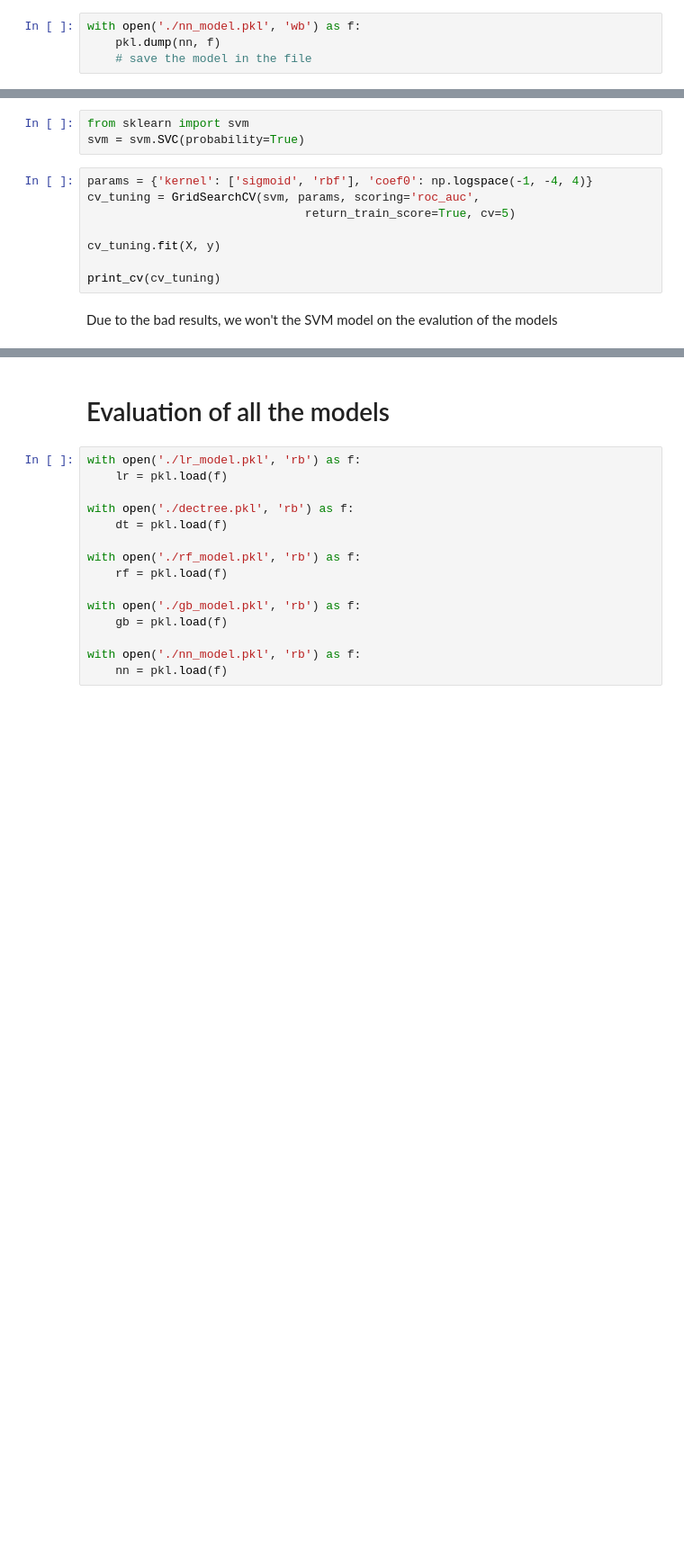
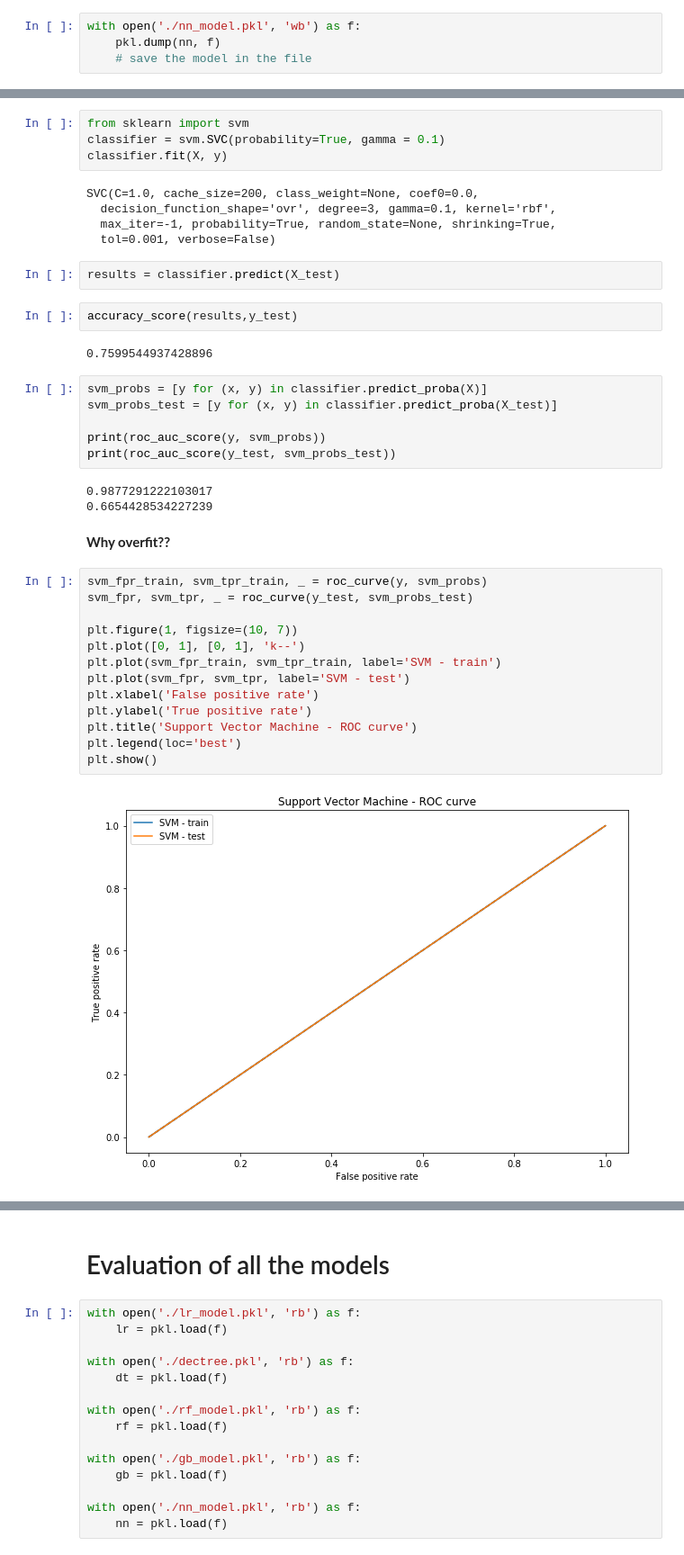
Before and after one commit to gigiatzeni/Tlc_Assignment_UCSC, a Jupyter notebook: Telco.ipynb, the cells around one changed output, grey strips where cells are left out. Shown: that part at 90% size. Cells and saved outputs as stored; diff of their text form; blank space fills up the shorter version.

```diff
--- a/Telco.ipynb
+++ b/Telco.ipynb
@@ -1486,13 +1316,41 @@ score = model.evaluate(x_test, y_test, batch_size=128)
 # %%
 from sklearn import svm
-svm = svm.SVC(probability=True)
+classifier = svm.SVC(probability=True, gamma = 0.1)
+classifier.fit(X, y)
+# %% [output]
+SVC(C=1.0, cache_size=200, class_weight=None, coef0=0.0,
+  decision_function_shape='ovr', degree=3, gamma=0.1, kernel='rbf',
+  max_iter=-1, probability=True, random_state=None, shrinking=True,
+  tol=0.001, verbose=False)
-# %%
-params = {'kernel': ['sigmoid', 'rbf'], 'coef0': np.logspace(-1, -4, 4)}
-cv_tuning = GridSearchCV(svm, params, scoring='roc_auc',
-                               return_train_score=True, cv=5)
-
-cv_tuning.fit(X, y)
-
-print_cv(cv_tuning)
-# %% [markdown]
-Due to the bad results, we won't the SVM model on the evalution of the models
+# %%
+results = classifier.predict(X_test)
+# %%
+accuracy_score(results,y_test)
+# %% [output]
+0.7599544937428896
+# %%
+svm_probs = [y for (x, y) in classifier.predict_proba(X)]
+svm_probs_test = [y for (x, y) in classifier.predict_proba(X_test)]
+
+print(roc_auc_score(y, svm_probs))
+print(roc_auc_score(y_test, svm_probs_test))
+# %% [output]
+0.9877291222103017
+0.6654428534227239
+# %% [markdown]
+**Why overfit??**
+# %%
+svm_fpr_train, svm_tpr_train, _ = roc_curve(y, svm_probs)
+svm_fpr, svm_tpr, _ = roc_curve(y_test, svm_probs_test)
+
+plt.figure(1, figsize=(10, 7))
+plt.plot([0, 1], [0, 1], 'k--')
+plt.plot(svm_fpr_train, svm_tpr_train, label='SVM - train')
+plt.plot(svm_fpr, svm_tpr, label='SVM - test')
+plt.xlabel('False positive rate')
+plt.ylabel('True positive rate')
+plt.title('Support Vector Machine - ROC curve')
+plt.legend(loc='best')
+plt.show()
+# %% [output]
+[figure, added]
```
Also changed, not shown: parts of 145 cells of this notebook.
